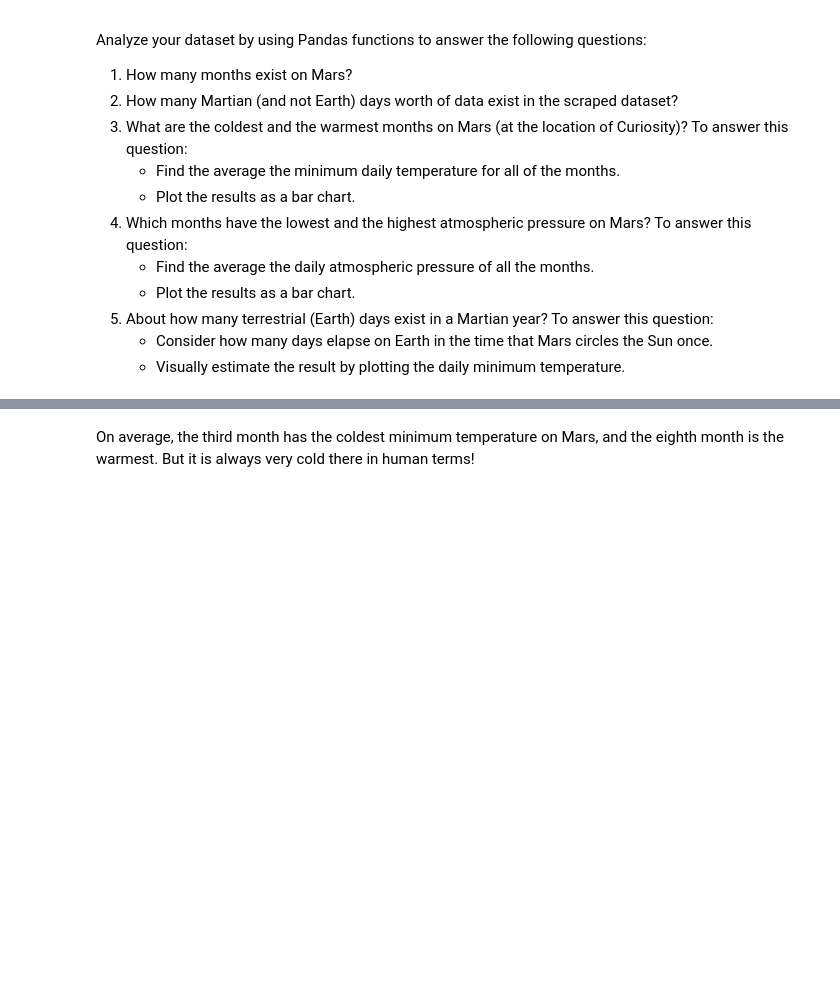
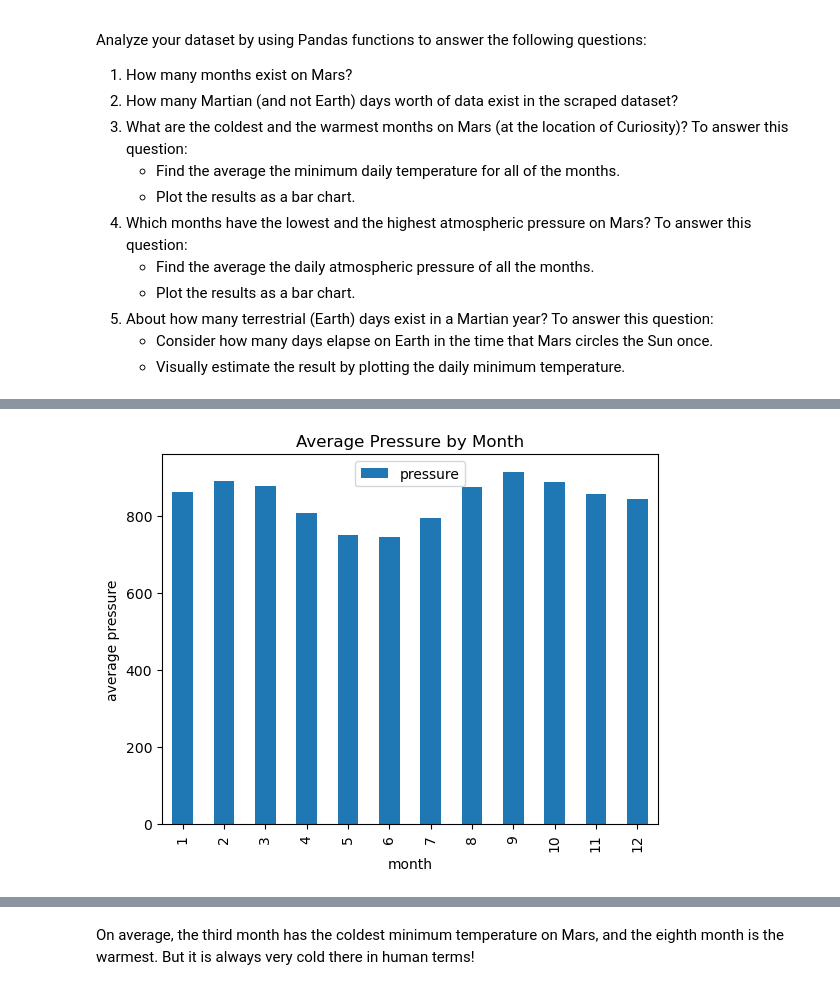
Before and after one commit to Geysha07/Module-11-Challenge, a Jupyter notebook: Starter_Code/part_2_mars_weather.ipynb, the cells around one changed output, grey strips where cells are left out. Drawn from its saved outputs; the diff is of its cells as text; code cells hidden in the pictures; blank space fills up the shorter version.

```diff
--- a/Starter_Code/part_2_mars_weather.ipynb
+++ b/Starter_Code/part_2_mars_weather.ipynb
@@ -174,2 +214,5 @@ Analyze your dataset by using Pandas functions to answer the following questions
 # %%
 # 4. Average pressure by Martian month
+mars_df_grouped_by_month = mars_df.groupby('month').mean()
+avg_pressure = mars_df_grouped_by_month['pressure'].reset_index('month')
+avg_pressure
@@ -178,2 +233,10 @@ Analyze your dataset by using Pandas functions to answer the following questions
+# %%
+# Plot the average pressure by month
+avg_pressure.plot(x = 'month', y = 'pressure', kind = 'bar')
+plt.title('Average Pressure by Month')
+plt.ylabel('average pressure')
+plt.show()
+# %% [output]
+[figure, added]
 # %%
 # 5. How many terrestrial (earth) days are there in a Martian year?
```
Also changed, not shown: parts of 11 cells of this notebook, 1 other file.
